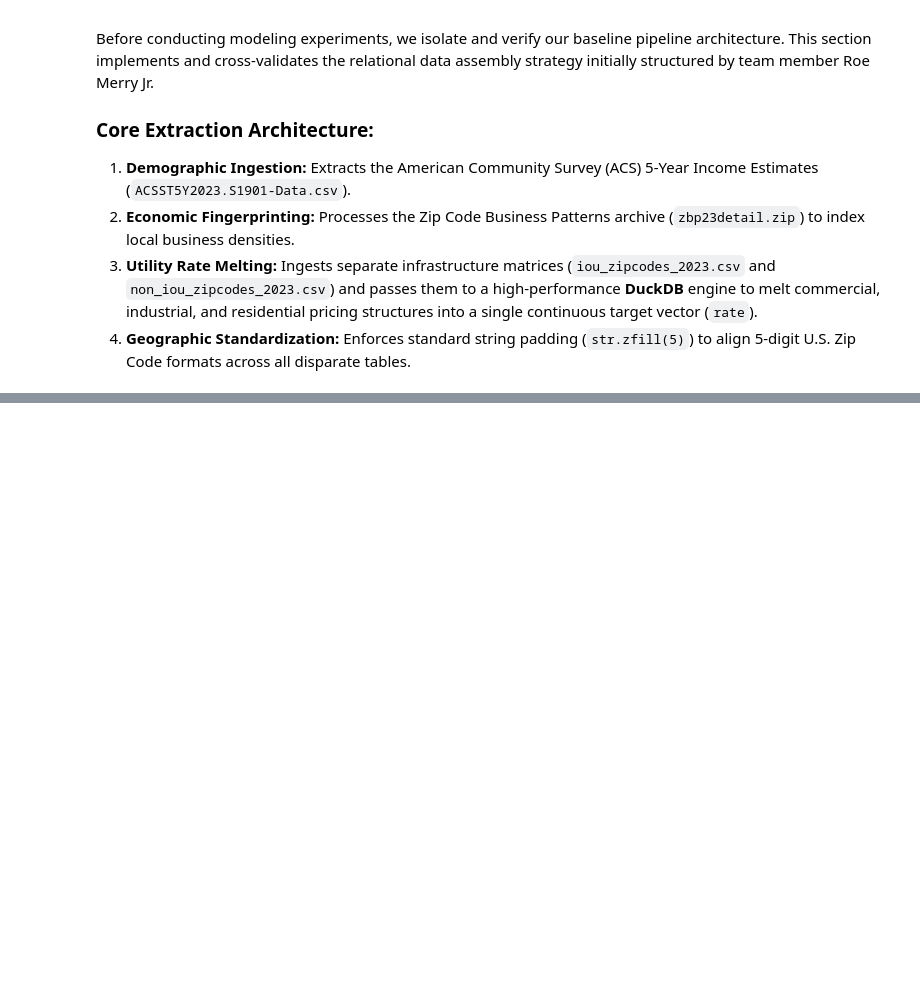
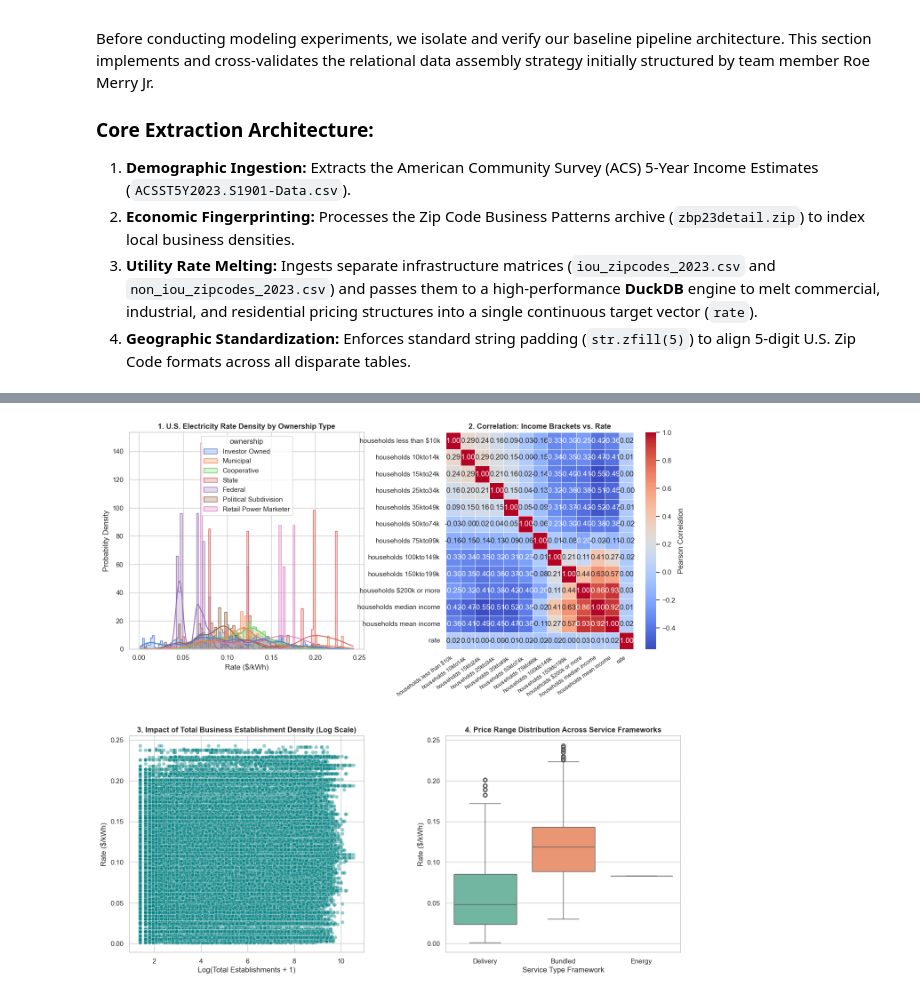
Before and after one commit to jcraciun/watts-the-cost-DATASCI-207, a Jupyter notebook: Ricardo_Peralta_Project_Notebook.ipynb, the cells around one changed output, grey strips where cells are left out. Saved outputs shown, nothing was run; the diff lists cells and outputs as text; code cells hidden in the pictures; blank space fills up the shorter version.

```diff
--- a/Ricardo_Peralta_Project_Notebook.ipynb
+++ b/Ricardo_Peralta_Project_Notebook.ipynb
@@ -287,0 +377,88 @@ plt.show()
+# %%
+import matplotlib.pyplot as plt
+import seaborn as sns
+import matplotlib as mpl
+import numpy as np
+import pandas as pd
+
+# Disable LaTeX math parsing globally for clean rendering
+mpl.rcParams['text.usetex'] = False
+mpl.rcParams['mathtext.default'] = 'regular'
+
+# Initialize a clean, spacious 2x2 grid layout
+sns.set_theme(style="whitegrid")
+fig, axes = plt.subplots(2, 2, figsize=(16, 15))
+
+# --- Plot 1: Target Variable Pricing Density by Ownership Type ---
+sns.histplot(
+    data=df_modeling,
+    x="rate",
+    hue="ownership",
+    kde=True,
+    element="step",
+    stat="density",
+    common_norm=False,
+    palette="muted",
+    ax=axes[0, 0]
+)
+axes[0, 0].set_title("1. U.S. Electricity Rate Density by Ownership Type", fontsize=12, fontweight="bold")
+axes[0, 0].set_xlabel("Rate ($/kWh)")
+axes[0, 0].set_ylabel("Probability Density")
+
+# --- Plot 2: Socioeconomic Stratification Heatmap ---
+income_brackets = [col for col in df_modeling.columns if col.startswith("households_") and "moe_" not in col and "percent_" not in col]
+corr_cols = income_brackets + ["rate"]
+corr_matrix = df_modeling[corr_cols].corr()
+clean_labels = [col.replace('_', ' ') for col in corr_cols]
+
+sns.heatmap(
+    corr_matrix,
+    annot=True,
+    cmap="coolwarm",
+    fmt=".2f",
+    linewidths=0.5,
+    xticklabels=clean_labels,
+    yticklabels=clean_labels,
+    cbar_kws={'label': 'Pearson Correlation'},
+    ax=axes[0, 1]
+)
+axes[0, 1].set_title("2. Correlation: Income Brackets vs. Rate", fontsize=12, fontweight="bold")
+axes[0, 1].set_xticklabels(axes[0, 1].get_xticklabels(), rotation=35, ha='right', fontsize=9)
+
+# --- Plot 3: Business Density Impact (Commercial Fabric) ---
+business_summary_cols = ['est', 'n<5', 'n5_9', 'n10_19', 'n1000']
+df_log_biz = df_modeling[business_summary_cols].copy().apply(lambda x: np.log1p(x))
+df_log_biz['rate'] = df_modeling['rate']
+
+sns.scatterplot(
+    data=df_log_biz,
+    x="est",
+    y="rate",
+    alpha=0.4,
+    color="teal",
+    ax=axes[1, 0]
+)
+axes[1, 0].set_title("3. Impact of Total Business Establishment Density (Log Scale)", fontsize=12, fontweight="bold")
+axes[1, 0].set_xlabel("Log(Total Establishments + 1)")
+axes[1, 0].set_ylabel("Rate ($/kWh)")
+
+# --- Plot 4: Target Rate Distribution by Service Type ---
+sns.boxplot(
+    data=df_modeling,
+    x="service_type",
+    y="rate",
+    hue="service_type",
+    palette="Set2",
+    legend=False,
+    ax=axes[1, 1]
+)
+axes[1, 1].set_title("4. Price Range Distribution Across Service Frameworks", fontsize=12, fontweight="bold")
+axes[1, 1].set_xlabel("Service Type Framework")
+axes[1, 1].set_ylabel("Rate ($/kWh)")
+
+# Adjust layout padding
+plt.subplots_adjust(hspace=0.4, wspace=0.35, bottom=0.1)
+
+plt.show()
+# %% [output]
+[figure, added]
```
Also changed, not shown: parts of 9 cells of this notebook, 3 other files.
